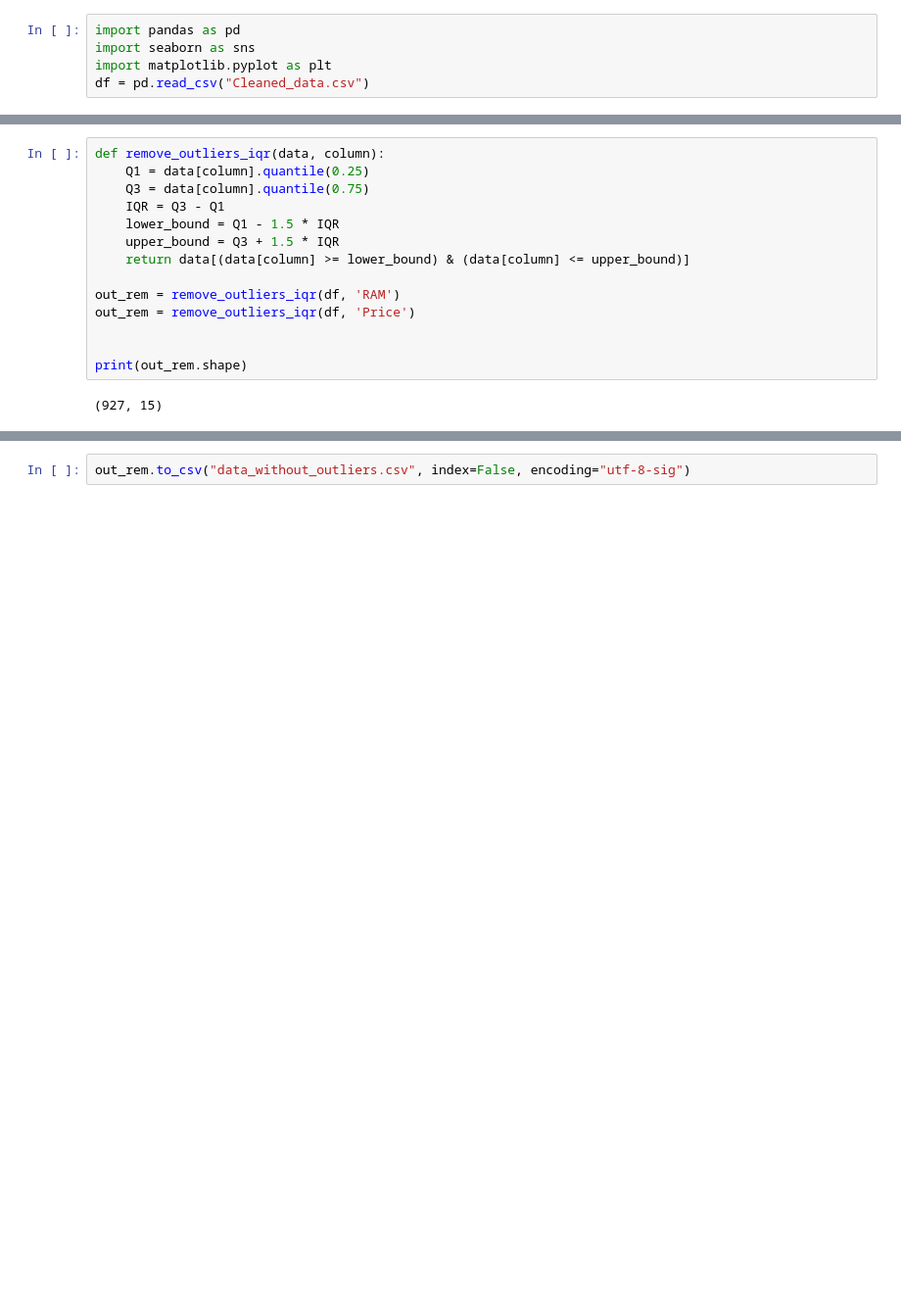
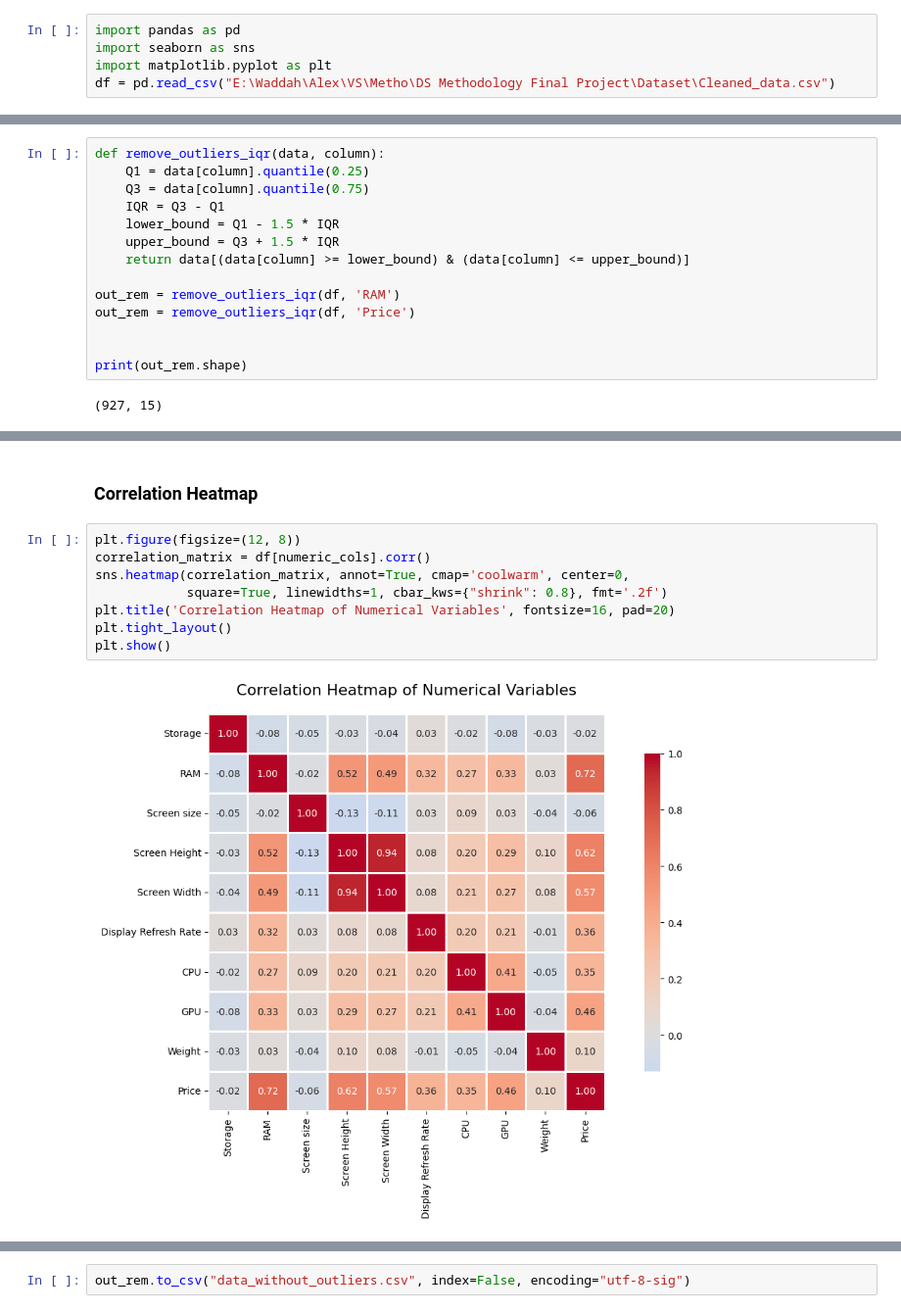
Before and after one commit to Waddah0-0/Laptop-Price-Prediction, a Jupyter notebook: Code/EDA.ipynb, the cells around one changed output, grey strips where cells are left out. Shown at 98% size. Saved outputs shown, nothing was run; the diff lists cells and outputs as text; blank space fills up the shorter version.

Commit message:
Add comprehensive data visualizations to EDA notebook

```diff
--- a/Code/EDA.ipynb
+++ b/Code/EDA.ipynb
@@ -2,7 +2,7 @@
 import pandas as pd
 import seaborn as sns
 import matplotlib.pyplot as plt
-df = pd.read_csv("Cleaned_data.csv")
+df = pd.read_csv("E:\Waddah\Alex\VS\Metho\DS Methodology Final Project\Dataset\Cleaned_data.csv")
 # %%
 df.head(2)
 # %% [output]
@@ -126,3 +126,15 @@ out_rem.head(3)
 | 1 | Intel Core i9-14900HX | 15.6" QHD (2560*1440), 165Hz DCI-... | Nvidia GeForce RTX 5070 8GB | 1TB NVMe PCIe SSD Gen4x4 | 512 | 16 | 2560*1440 | 15.6 | ... |
 | 2 | Intel Core I5-13420H | 15.6'' Inch FHD IPS LED backlight... | Nvidia GeForce RTX 4050 6GB | 512 GB SSD | 512 | 8 | 1920x1080 | 15.6 | ... |
 | 3 | Intel Core 7 240H | 16" WQXGA 120Hz, 300 nits, Comfor... | NVIDIA(R) GeForce RTX(TM) 5050 | 512GB M.2 PCIe NVMe SSD | 512 | 16 | 2560 x 1600 | 16.0 | ... |
+# %% [markdown]
+### Correlation Heatmap
+# %%
+plt.figure(figsize=(12, 8))
+correlation_matrix = df[numeric_cols].corr()
+sns.heatmap(correlation_matrix, annot=True, cmap='coolwarm', center=0,
+            square=True, linewidths=1, cbar_kws={"shrink": 0.8}, fmt='.2f')
+plt.title('Correlation Heatmap of Numerical Variables', fontsize=16, pad=20)
+plt.tight_layout()
+plt.show()
+# %% [output]
+[figure, added]
```
Also changed, not shown: parts of 6 cells of this notebook, 1 other file.
